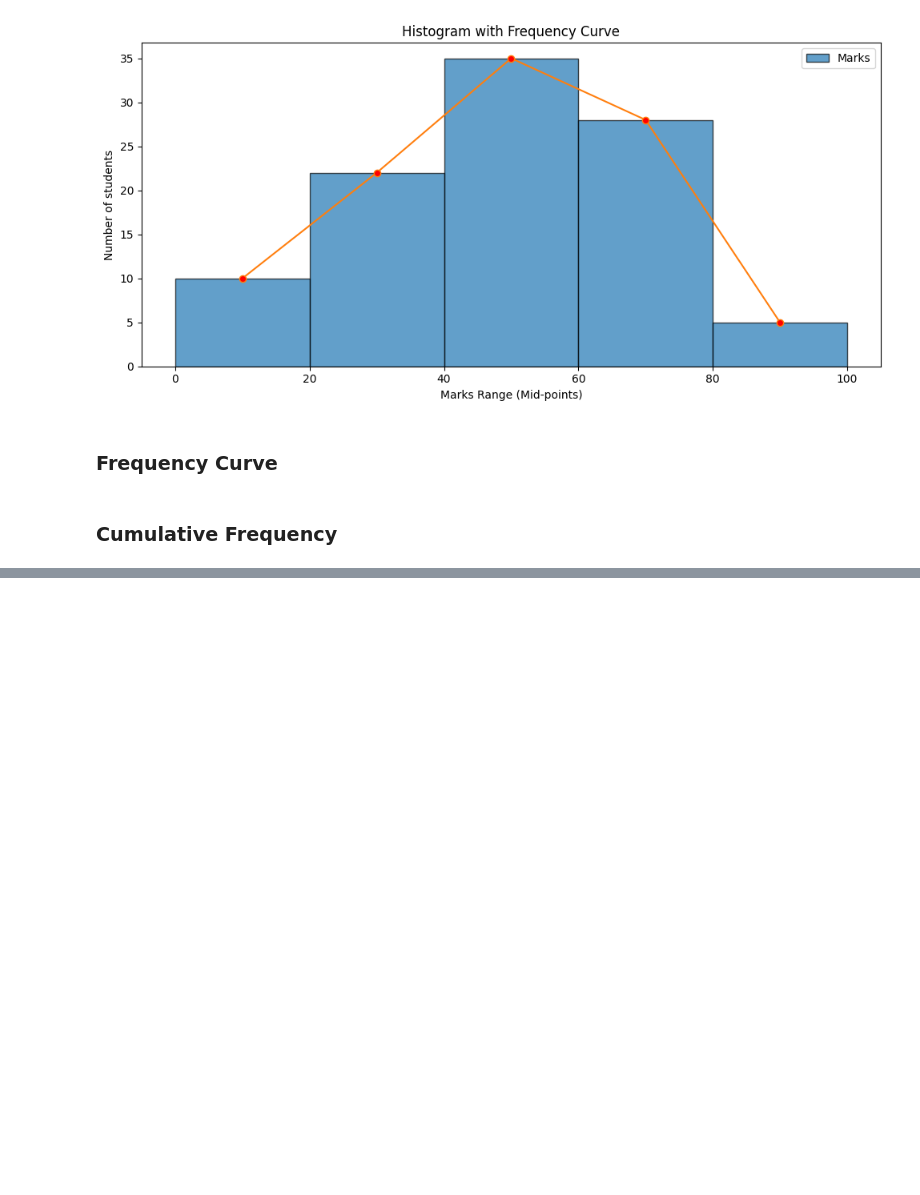
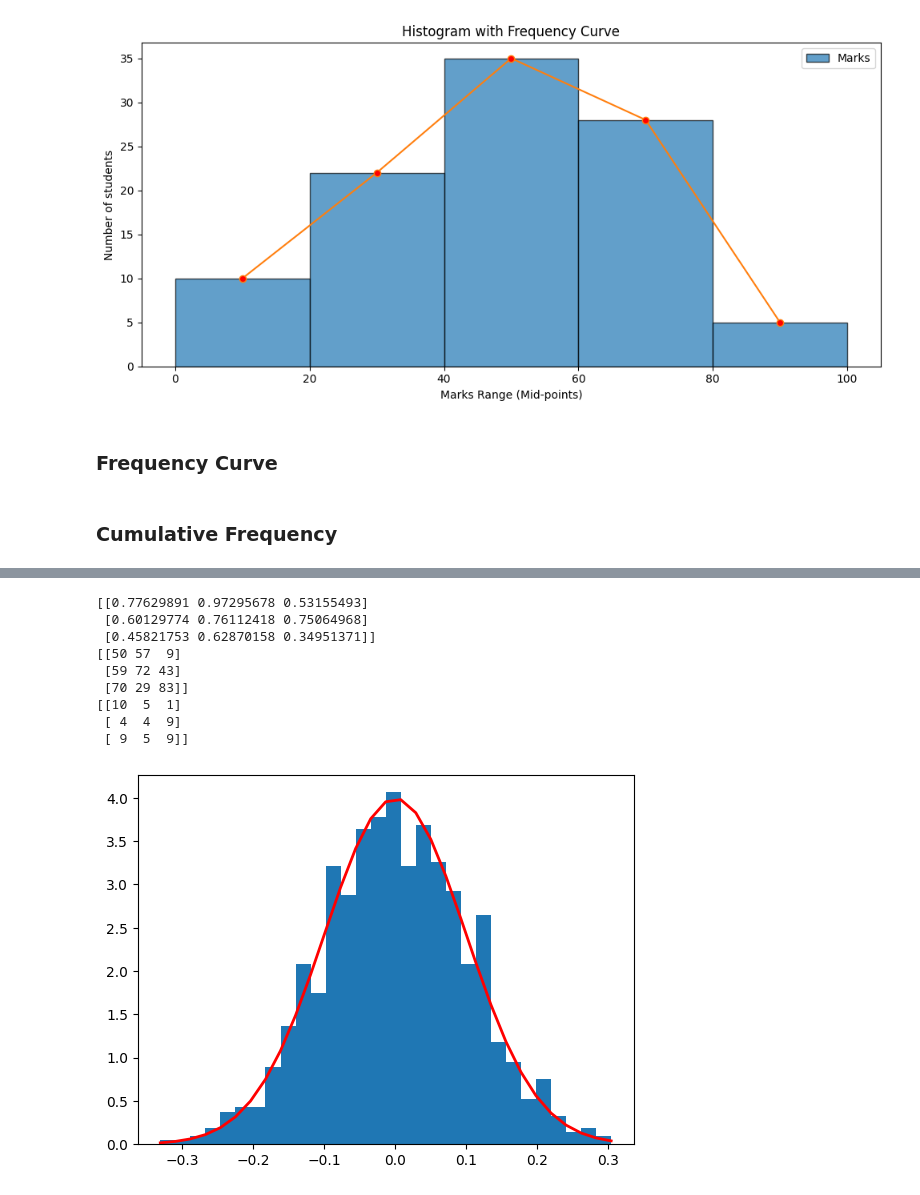
Before and after one commit to UjjwalKarkeyy/Python_Programming, a Jupyter notebook: Week-4_python.ipynb, the cells around one changed output, grey strips where cells are left out. Saved outputs shown, nothing was run; the diff lists cells and outputs as text; code cells hidden in the pictures; blank space fills up the shorter version.

```diff
--- a/Week-4_python.ipynb
+++ b/Week-4_python.ipynb
@@ -679,0 +785,34 @@ display(student_data)
+# %%
+import matplotlib.pyplot as plt
+
+random_array = np.random.rand(3,3)
+
+print(random_array)
+
+rand_in_betn  = np.random.randint(1,100,(3,3))
+print(rand_in_betn)
+
+rand_choice = np.random.choice([1,2,3,4,5,9,10],size = (3,3))
+print(rand_choice)
+
+# Draw histogram from normal distribution
+
+mu, sigma = 0, 0.1 # mean and standard deviation
+
+rand_array_normal_dist = np.random.normal(mu,sigma,1000) # normal dist
+count,bins,ignored = plt.hist(rand_array_normal_dist, 30, density=True)
+
+plt.plot(bins,1/(sigma * np.sqrt(2*np.pi)) * np.exp(-(bins-mu) ** 2 / (2 * sigma**2)), linewidth = 2, color = 'r')
+
+plt.show()
+# %% [output]
+[[0.77629891 0.97295678 0.53155493]
+ [0.60129774 0.76112418 0.75064968]
+ [0.45821753 0.62870158 0.34951371]]
+[[50 57  9]
+ [59 72 43]
+ [70 29 83]]
+[[10  5  1]
+ [ 4  4  9]
+ [ 9  5  9]]
+[figure, added]
```
Also changed, not shown: parts of 15 cells of this notebook, 2 other files.
